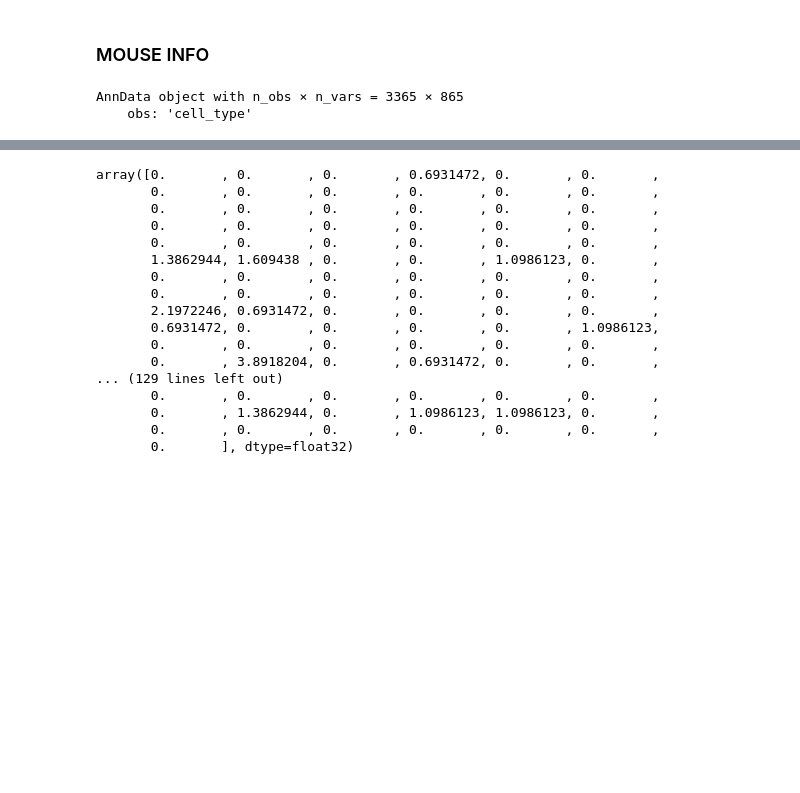
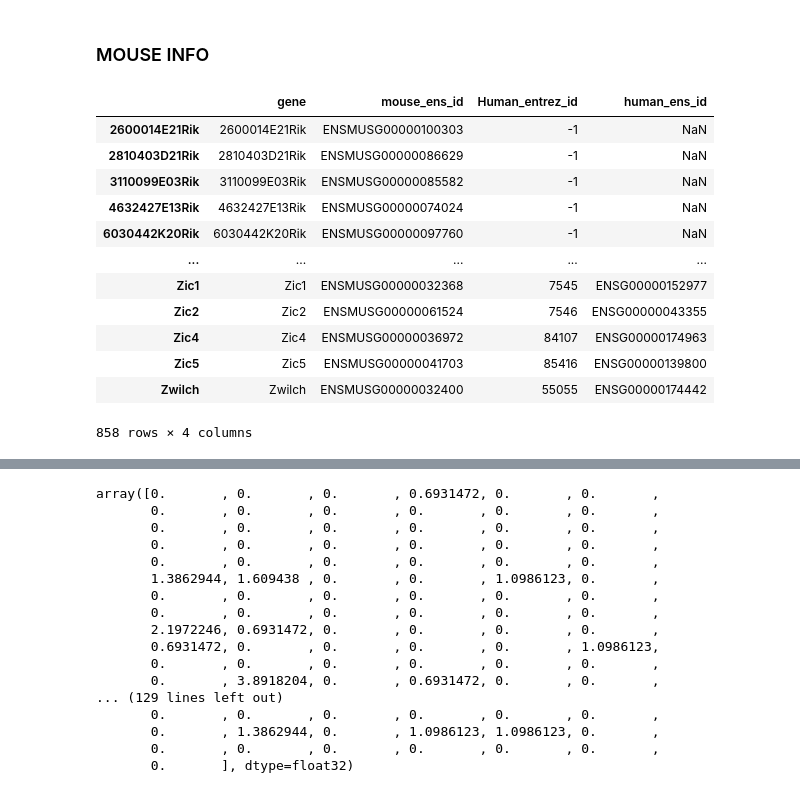
Before and after one commit to omin23/545finalproject, a Jupyter notebook: Geneformer_project/scripts/batch_book.ipynb, the cells around one changed output, grey strips where cells are left out. Drawn from its saved outputs; the diff is of its cells as text; code cells hidden in the pictures; blank space fills up the shorter version.

```diff
--- a/Geneformer_project/scripts/batch_book.ipynb
+++ b/Geneformer_project/scripts/batch_book.ipynb
@@ -24,9 +31,20 @@ AnnData object with n_obs × n_vars = 11990 × 3346
 # %% [markdown]
 
 ### MOUSE INFO
-# %%
-mouse
-# %% [output]
-AnnData object with n_obs × n_vars = 3365 × 865
-    obs: 'cell_type'
+# %%
+mouse.var
+# %% [output]
+|  | gene | mouse_ens_id | Human_entrez_id | human_ens_id |
+| 2600014E21Rik | 2600014E21Rik | ENSMUSG00000100303 | -1 | NaN |
+| 2810403D21Rik | 2810403D21Rik | ENSMUSG00000086629 | -1 | NaN |
+| 3110099E03Rik | 3110099E03Rik | ENSMUSG00000085582 | -1 | NaN |
+| 4632427E13Rik | 4632427E13Rik | ENSMUSG00000074024 | -1 | NaN |
+| 6030442K20Rik | 6030442K20Rik | ENSMUSG00000097760 | -1 | NaN |
+| ... | ... | ... | ... | ... |
+| Zic1 | Zic1 | ENSMUSG00000032368 | 7545 | ENSG00000152977 |
+| Zic2 | Zic2 | ENSMUSG00000061524 | 7546 | ENSG00000043355 |
+| Zic4 | Zic4 | ENSMUSG00000036972 | 84107 | ENSG00000174963 |
+| Zic5 | Zic5 | ENSMUSG00000041703 | 85416 | ENSG00000139800 |
+| Zwilch | Zwilch | ENSMUSG00000032400 | 55055 | ENSG00000174442 |
+858 rows × 4 columns
 # %%
```
Also changed, not shown: parts of 10 cells of this notebook, 12 other files.
